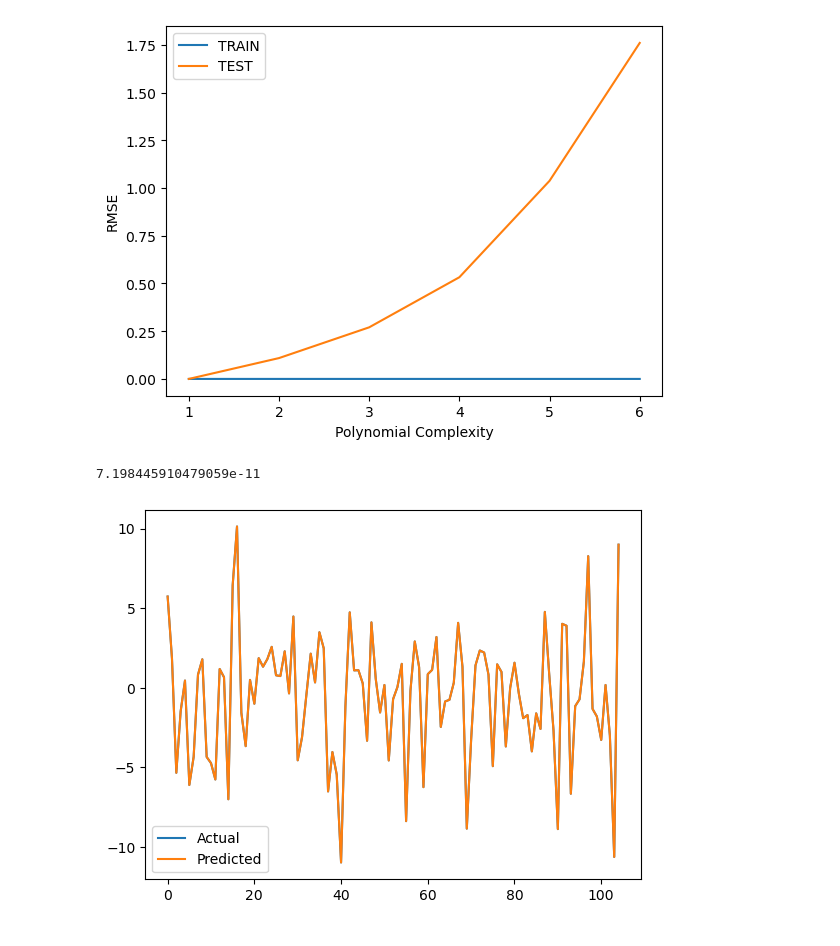
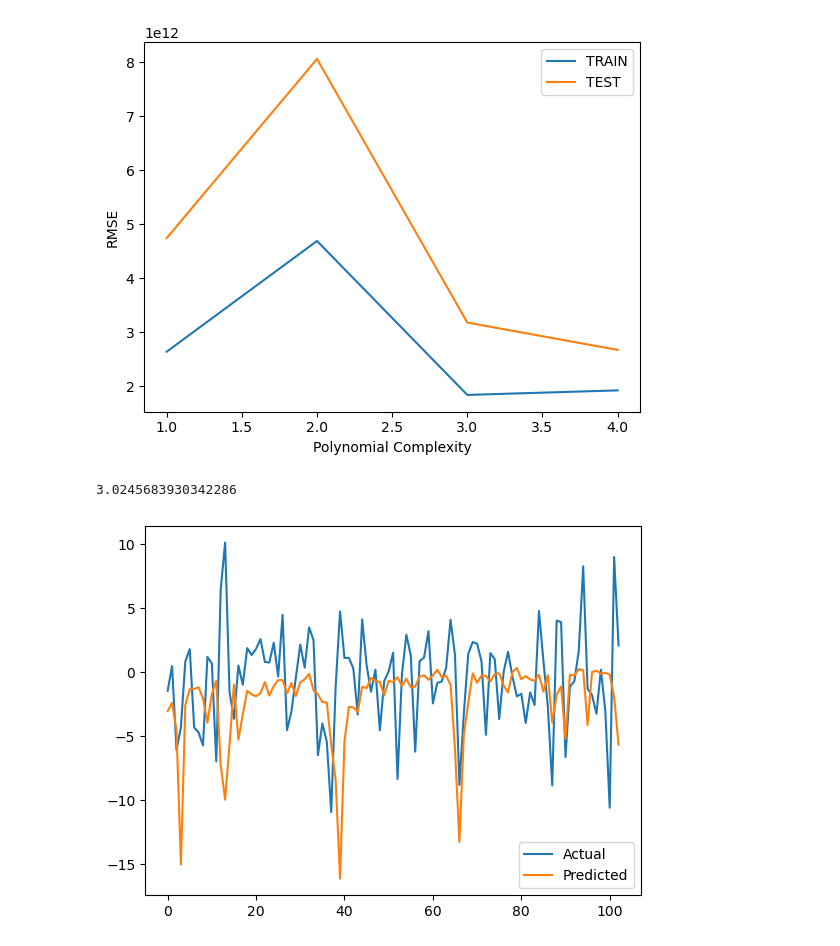
Before and after one commit to om-shreyas/Stock_Predictor_V2, a Jupyter notebook: Prediction.ipynb, the cells around one changed output. Saved outputs shown, nothing was run; the diff lists cells and outputs as text; code cells hidden in the pictures.

```diff
--- a/Prediction.ipynb
+++ b/Prediction.ipynb
@@ -13,6 +13,14 @@ from sklearn.metrics import mean_absolute_error,mean_squared_error,mean_absolute
 def genreate_stock_data(stock_name,period):
     company = yf.Ticker(stock_name)
     df = company.history(period=period)
+
+    #Sepreate the dates of the stock for further use if required
+    date = (df.reset_index())['Date']
+    #-------------------------------------------------------------------------------------------------------------
+
+    #Remove data object from the database
+    df = (df.reset_index()).drop('Date',axis=1)
+    #-------------------------------------------------------------------------------------------------------------
 
     #Create the current trend of the current stock
     t = []
@@ -81,25 +89,19 @@ def genreate_stock_data(stock_name,period):
     #-------------------------------------------------------------------------------------------------------------
 
     #Create the label for the change from tommorow, the data that needs to be predicted
-    next_day_change = df['Local Change'][1:]
+    next_day_change = df[1:]
+    next_day_change = next_day_change['Local Change']
     #-------------------------------------------------------------------------------------------------------------
 
-    #Add the created label to the database
-    df = df[1:]
-    df["Next day prediction of change"]=next_day_change
-    #-------------------------------------------------------------------------------------------------------------
-
-    #Sepreate the dates of the stock for further use if required
-    date = (df.reset_index())['Date']
-    #-------------------------------------------------------------------------------------------------------------
-
-    #Remove data object from the database
-    df = (df.reset_index()).drop('Date',axis=1)
+    #Remove The last column as the it is redundant
+    df.drop(index=df.index[-1],axis=0,inplace=True)
     #-------------------------------------------------------------------------------------------------------------
 
     #Break the data into features and labels
-    X = df.drop(['Next day prediction of change'],axis=1)
-    y = df["Next day prediction of change"]
+    X = df
+    y = next_day_change
     #-------------------------------------------------------------------------------------------------------------
 
     return(date,X,y)
+# %%
+date,X,y= genreate_stock_data('MSFT','1mo')
@@ -119,7 +183,7 @@ def evaluate_stock(stock,duration,iterations):
         polynomial_converter = PolynomialFeatures(degree=i,include_bias=False)
         poly_features = polynomial_converter.fit_transform(X)
         X_train, X_test, y_train, y_test = train_test_split(poly_features, y, test_size=0.3, random_state=101)
-        model = create_model(stock,duration,i)
+        model = LinearRegression(fit_intercept=True)
         model.fit(X_train,y_train)
 
         train_pred = model.predict(X_train)
@@ -131,8 +195,8 @@ def evaluate_stock(stock,duration,iterations):
         train_rmse_errors.append(train_RMSE)
         test_rmse_errors.append(test_RMSE)
 
-    plt.plot(range(1,7),train_rmse_errors,label='TRAIN')
-    plt.plot(range(1,7),test_rmse_errors,label='TEST')
+    plt.plot(range(1,iterations),train_rmse_errors,label='TRAIN')
+    plt.plot(range(1,iterations),test_rmse_errors,label='TEST')
     plt.xlabel("Polynomial Complexity")
     plt.ylabel("RMSE")
     plt.legend()
@@ -160,14 +224,14 @@ def model_predict(model,n,X,y):
         plt.plot(X.index,y,y_predict)
         plt.legend(["Actual","Predicted"])
 # %%
-evaluate_stock('MSFT','1mo',7)
+evaluate_stock('MSFT','max',5)
 # %% [output]
-[figure, old version]
+[figure, new version]
 # %%
-model = create_model('MSFT','2mo',1)
+model = create_model('MSFT','max',3)
 date,X,y= genreate_stock_data('MSFT','5mo')
-model_predict(model,1,X,y)
+model_predict(model,3,X,y)
 # %% [output]
-7.198445910479059e-11
+3.0245683930342286
-[figure, old version]
+[figure, new version]
 # %%
```
Also changed, not shown: parts of 8 cells of this notebook, 1 other file.
